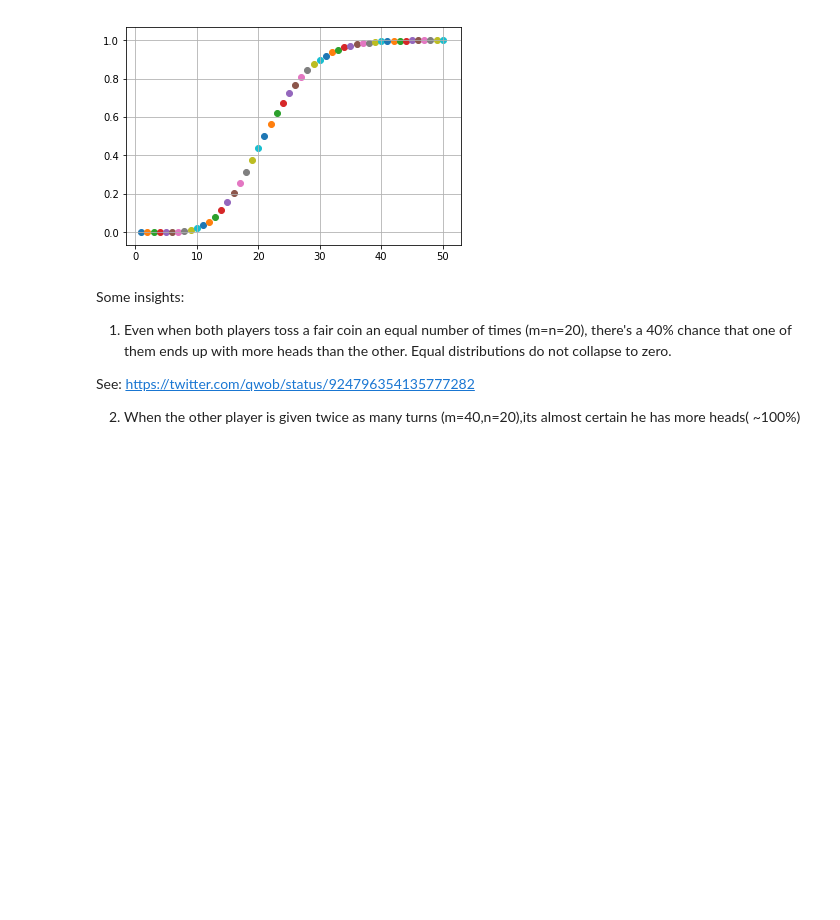
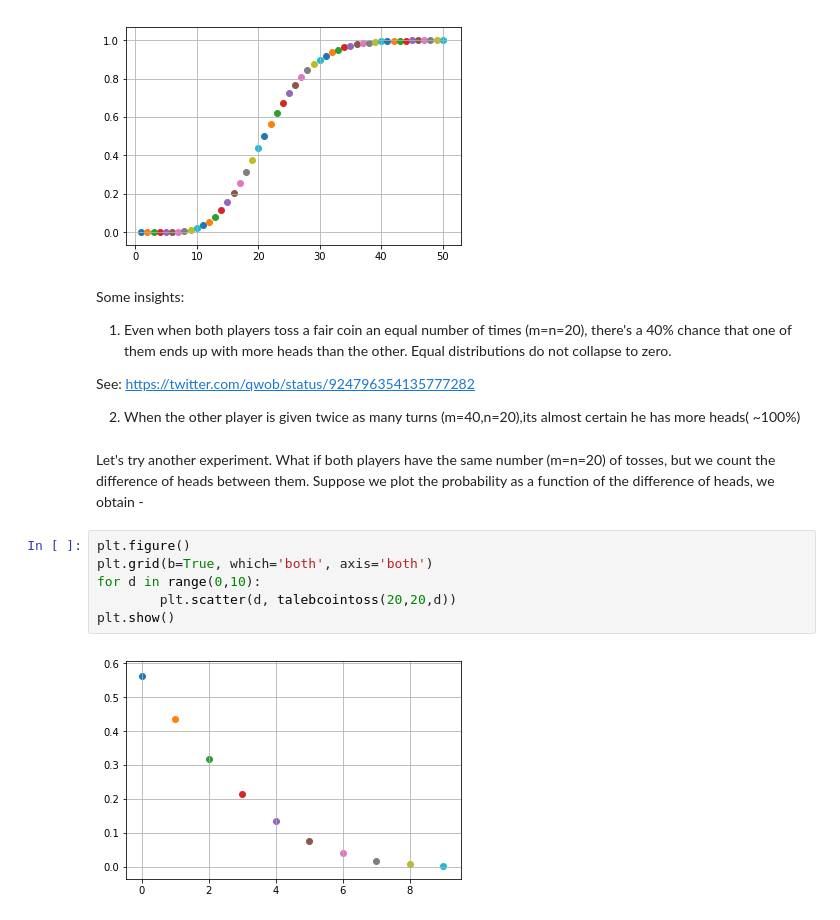
Before and after one commit to krishnanraman/cointoss, a Jupyter notebook: Coin+toss+problem.ipynb, the cells around one changed output. Cells and saved outputs as stored; diff of their text form; blank space fills up the shorter version.

```diff
--- a/Coin+toss+problem.ipynb
+++ b/Coin+toss+problem.ipynb
@@ -87,3 +87,15 @@ Some insights:
 See: https://twitter.com/qwob/status/924796354135777282
 
 2. When the other player is given twice as many turns (m=40,n=20),its almost certain he has more heads( ~100%)
+# %% [markdown]
+Let's try another experiment.
+What if both players have the same number (m=n=20) of tosses, but we count the difference of heads between them.
+Suppose we plot the probability as a function of the difference of heads, we obtain -
+# %%
+plt.figure()
+plt.grid(b=True, which='both', axis='both')
+for d in range(0,10):
+        plt.scatter(d, talebcointoss(20,20,d))
+plt.show()
+# %% [output]
+[figure, added]
```
Also changed, not shown: parts of 5 cells of this notebook.
